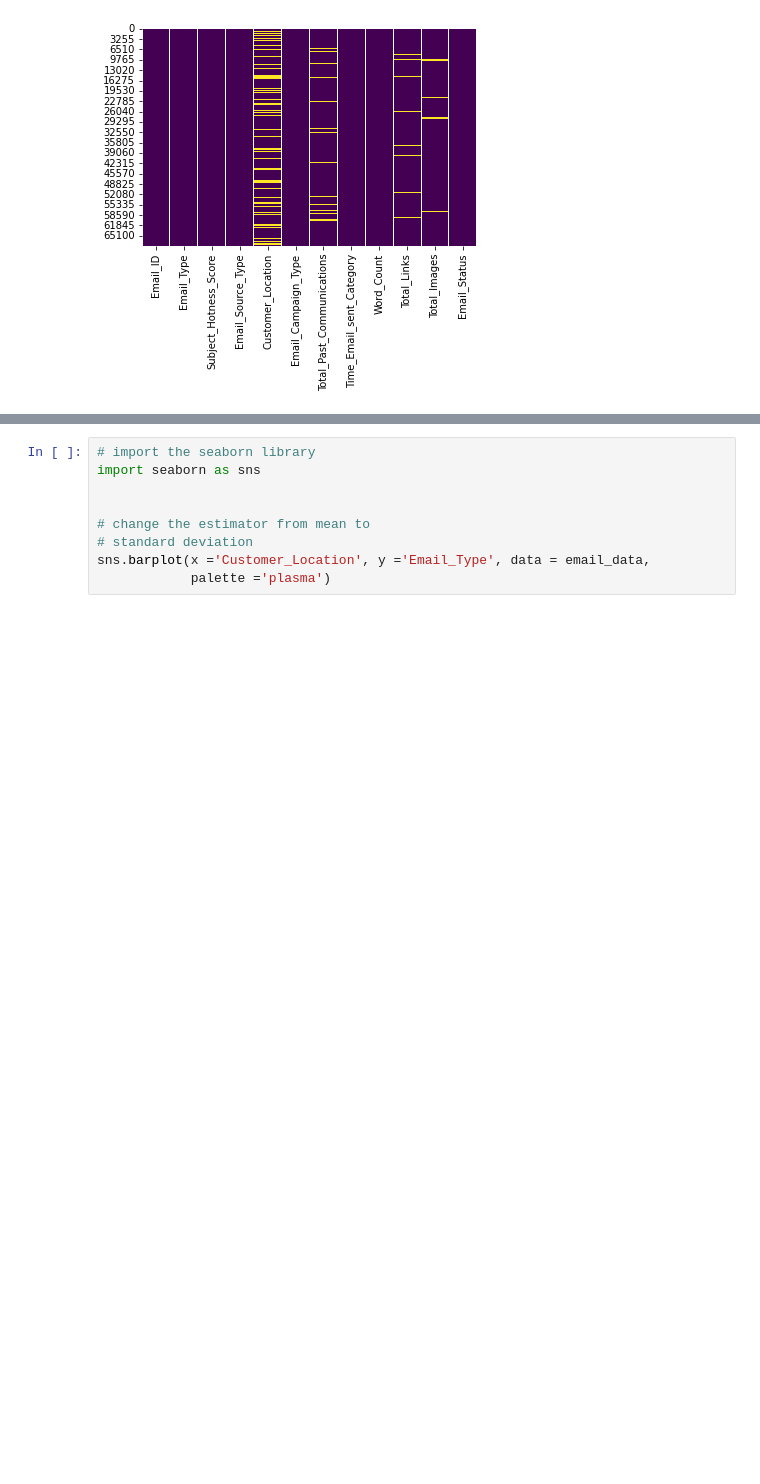
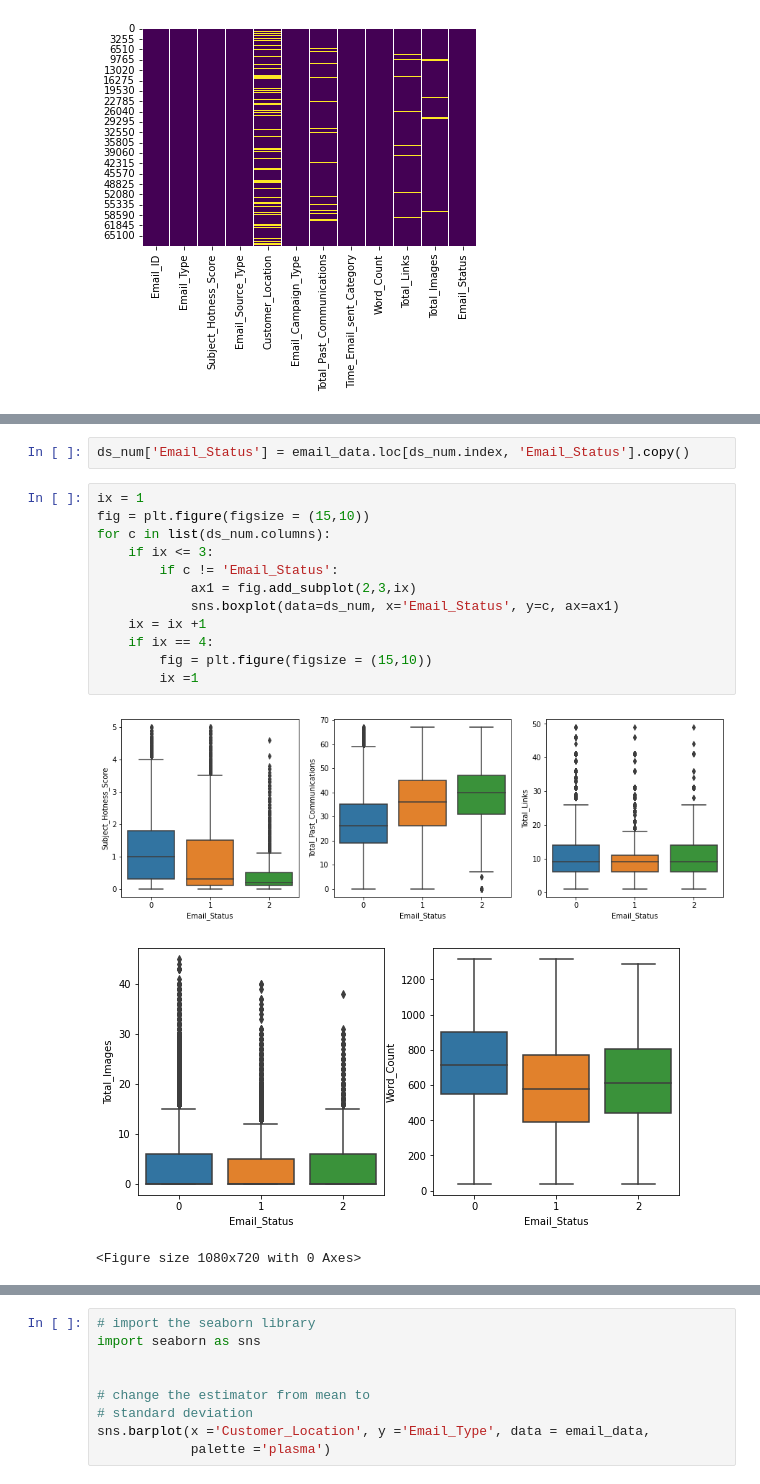
Before and after one commit to Akramkhan01/Email-Campaign-Effectiveness-Prediction-Capstone-Project, a Jupyter notebook: Email_Campaign_Effectiveness_Prediction.ipynb, the cells around one changed output, grey strips where cells are left out. Saved outputs shown, nothing was run; the diff lists cells and outputs as text; blank space fills up the shorter version.

```diff
--- a/Email_Campaign_Effectiveness_Prediction.ipynb
+++ b/Email_Campaign_Effectiveness_Prediction.ipynb
@@ -170,0 +299,18 @@ email_data.describe()
+# %%
+ds_num['Email_Status'] = email_data.loc[ds_num.index, 'Email_Status'].copy()
+# %%
+ix = 1
+fig = plt.figure(figsize = (15,10))
+for c in list(ds_num.columns):
+    if ix <= 3:
+        if c != 'Email_Status':
+            ax1 = fig.add_subplot(2,3,ix)
+            sns.boxplot(data=ds_num, x='Email_Status', y=c, ax=ax1)
+    ix = ix +1
+    if ix == 4:
+        fig = plt.figure(figsize = (15,10))
+        ix =1
+# %% [output]
+[figure, added]
+[figure, added]
+<Figure size 1080x720 with 0 Axes>
```
Also changed, not shown: parts of 49 cells of this notebook.
